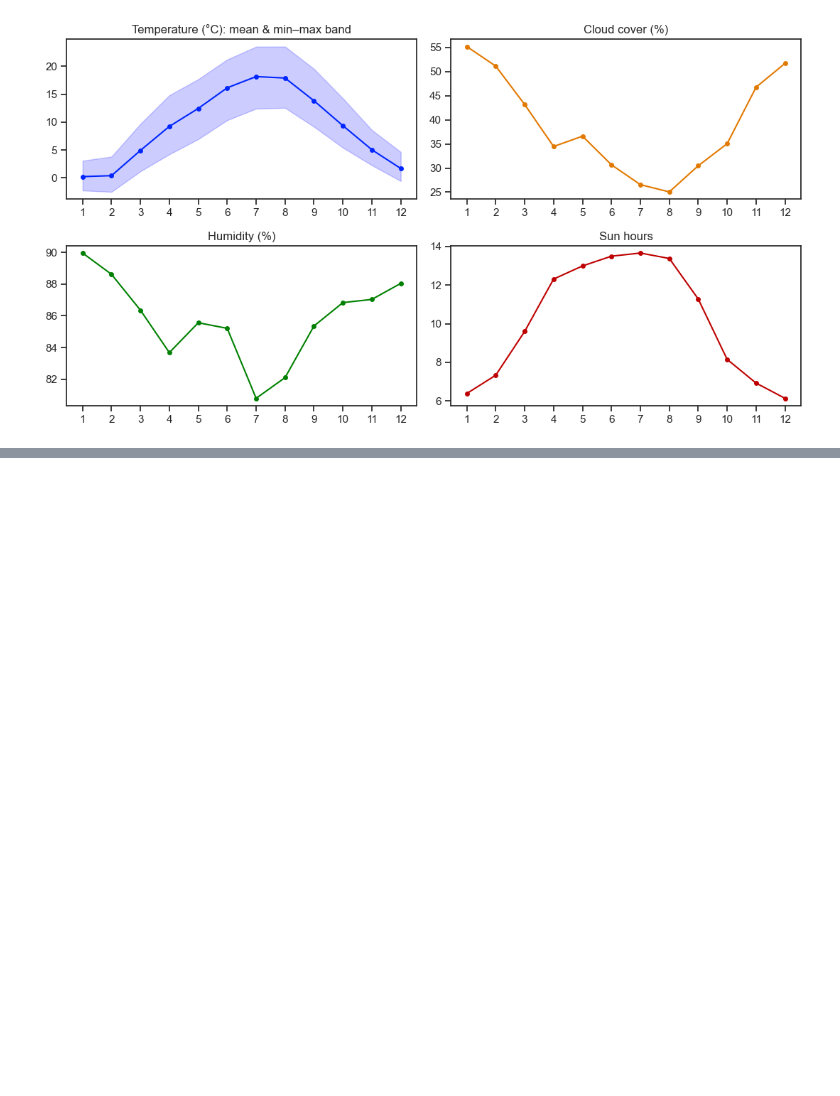
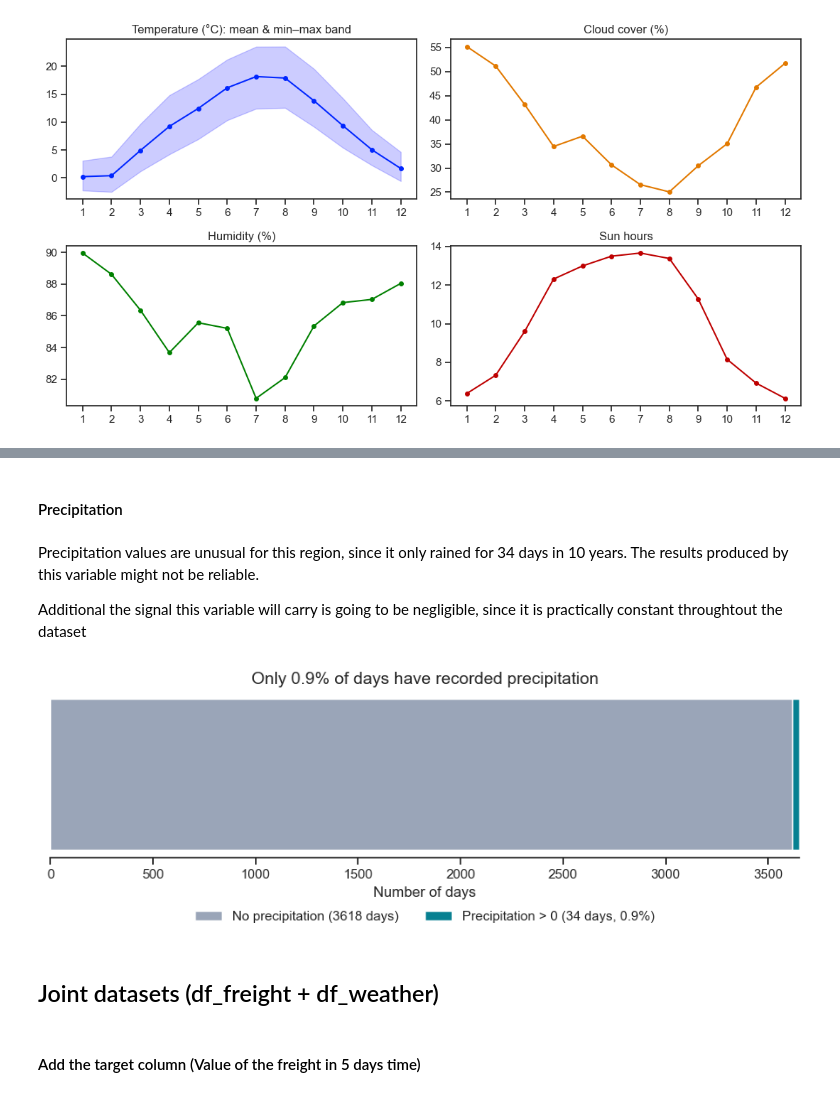
Before and after one commit to pejoCloser/Freight_Challenge, a Jupyter notebook: notebooks/EDA.ipynb, the cells around one changed output, grey strips where cells are left out. Drawn from its saved outputs; the diff is of its cells as text; code cells hidden in the pictures; blank space fills up the shorter version.

```diff
--- a/notebooks/EDA.ipynb
+++ b/notebooks/EDA.ipynb
@@ -527,0 +580,31 @@ plt.tight_layout(); plt.show()
+# %% [markdown]
+#### Precipitation
+# %% [markdown]
+Precipitation values are unusual for this region, since it only rained for 34 days in 10 years. The results produced by this variable might not be reliable.
+
+Additional the signal this variable will carry is going to be negligible, since it is practically constant throughtout the dataset
+# %%
+d = df_weather['precip']
+
+n_total = len(d)
+n_rain = (d > 0).sum()
+n_dry = n_total - n_rain
+pct_rain = n_rain / n_total * 100
+
+fig, ax = plt.subplots(figsize=(9, 3.5))
+bars = ax.barh(['Days'], [n_dry], color="#9aa5b8", label=f"No precipitation ({n_dry} days)")
+ax.barh(['Days'], [n_rain], left=[n_dry], color="#078091", label=f"Precipitation > 0 ({n_rain} days, {pct_rain:.1f}%)")
+
+ax.set_title(f"Only {pct_rain:.1f}% of days have recorded precipitation", fontsize=14)
+ax.set_xlabel("Number of days")
+ax.set_xlim(0, n_total)
+ax.spines[["top", "right", "left"]].set_visible(False)
+ax.set_yticks([])
+ax.legend(loc="upper center", bbox_to_anchor=(0.5, -0.25), ncol=2, frameon=False)
+
+plt.tight_layout()
+plt.show()
+# %% [output]
+[figure, added]
+# %% [markdown]
+## Joint datasets (df_freight + df_weather)
@@ -527,0 +613,2 @@ plt.tight_layout(); plt.show()
+# %% [markdown]
+#### Add the target column (Value of the freight in 5 days time)
```
Also changed, not shown: parts of 21 cells of this notebook, 2 other files.
